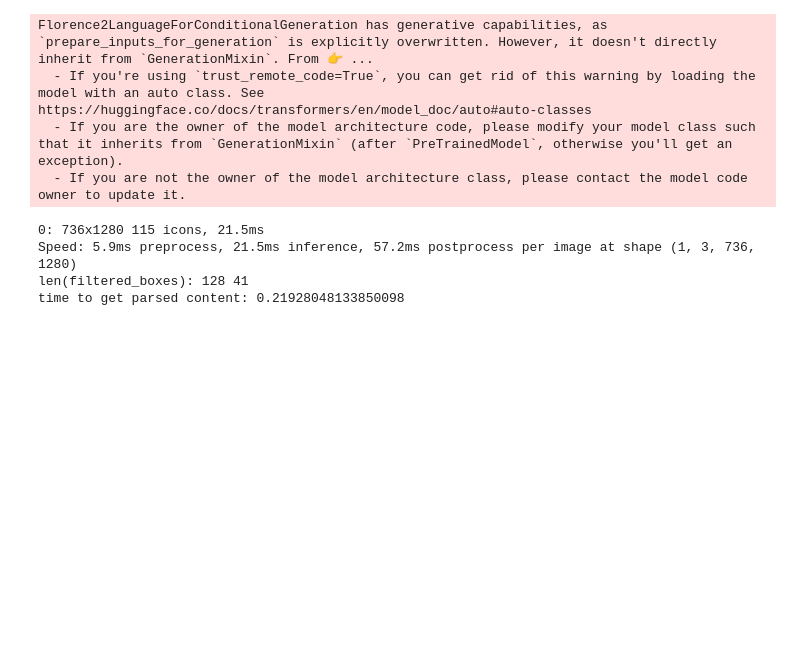
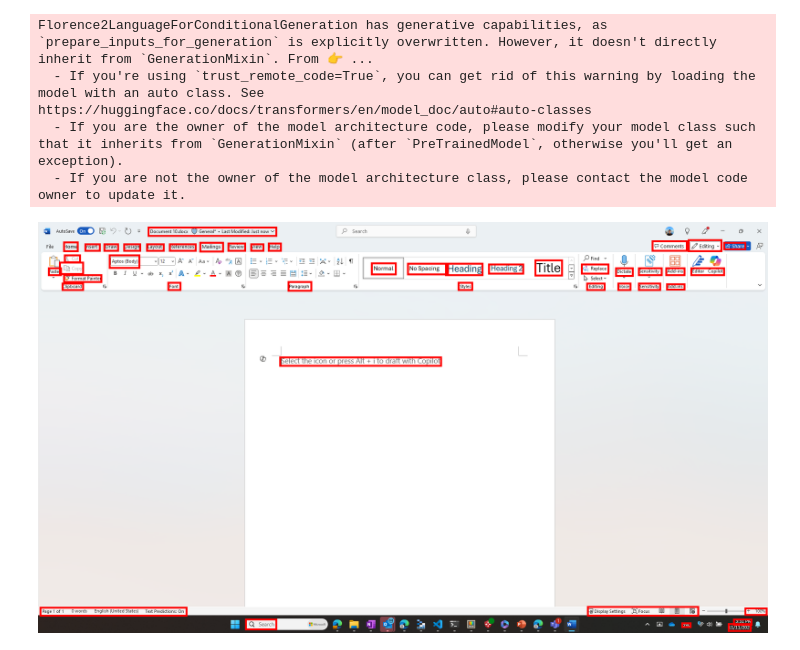
Before and after one commit to Junyoung-Shin-22/OmniParser, a Jupyter notebook: demo.ipynb, the cells around one changed output. Cells and saved outputs as stored; diff of their text form; code cells hidden in the pictures; blank space fills up the shorter version.

```diff
--- a/demo.ipynb
+++ b/demo.ipynb
@@ -18,9 +21,24 @@ Florence2LanguageForConditionalGeneration has generative capabilities, as `prepa
   - If you are not the owner of the model architecture class, please contact the model code owner to update it.
 # %%
 image_path = 'imgs/word.png'
-image = Image.open(image_path).convert('RGB')
+image_pil = Image.open(image_path).convert('RGB')
+# %%
+ocr_texts, ocr_bboxes = run_ocr(image_pil, 'paddleocr', 0.9)
+# %%
+# check bboxes
+from PIL import ImageDraw
+
+bbox_vis = image_pil.copy()
+draw = ImageDraw.ImageDraw(bbox_vis)
+
+for x, y, w, h in ocr_bboxes:
+    draw.rectangle((x, y, x+w, y+h), outline='red', width=5)
+
+display(bbox_vis)
+# %% [output]
+[figure, added]
 # %%
-box_overlay_ratio = max(image.size) / 3200
+box_overlay_ratio = max(image_pil.size) / 3200
 draw_bbox_config = {
     'text_scale': 0.8 * box_overlay_ratio,
     'text_thickness': max(int(2 * box_overlay_ratio), 1),
@@ -28,13 +46,6 @@ draw_bbox_config = {
     'thickness': max(int(3 * box_overlay_ratio), 1),
 }
 BOX_TRESHOLD = 0.05
-
-(ocr_text, ocr_bbox), _ = check_ocr_box(image_path,
-                                 display_img = False,
-                                 output_bb_format='xyxy',
-                                 goal_filtering=None,
-                                 easyocr_args={'paragraph': False, 'text_threshold':0.9},
-                                 use_paddleocr=True)
 
 dino_labeled_img, label_coordinates, parsed_content_list = get_som_labeled_img(image_path,
                                                                               som_model,
@@ -48,10 +59,5 @@ dino_labeled_img, label_coordinates, parsed_content_list = get_som_labeled_img(i
                                                                               iou_threshold=0.7,
                                                                               scale_img=False,
                                                                               batch_size=128)
-# %% [output]
-0: 736x1280 115 icons, 21.5ms
-Speed: 5.9ms preprocess, 21.5ms inference, 57.2ms postprocess per image at shape (1, 3, 736, 1280)
-len(filtered_boxes): 128 41
-time to get parsed content: 0.21928048133850098
 # %%
 display(dino_labeled_img)
```
Also changed, not shown: parts of 4 cells of this notebook, 1 other file.
